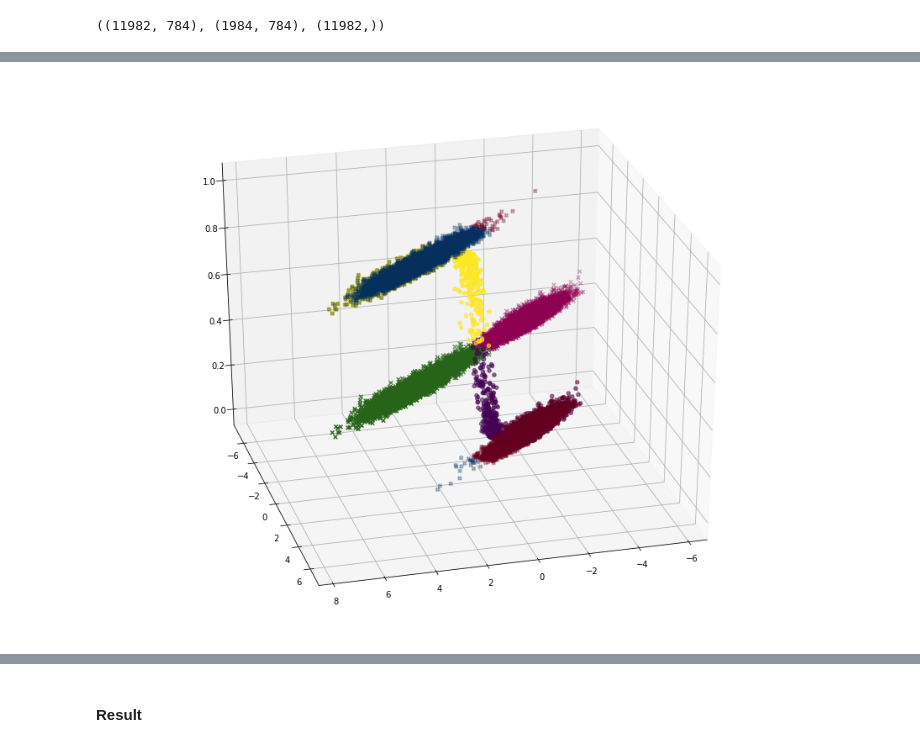
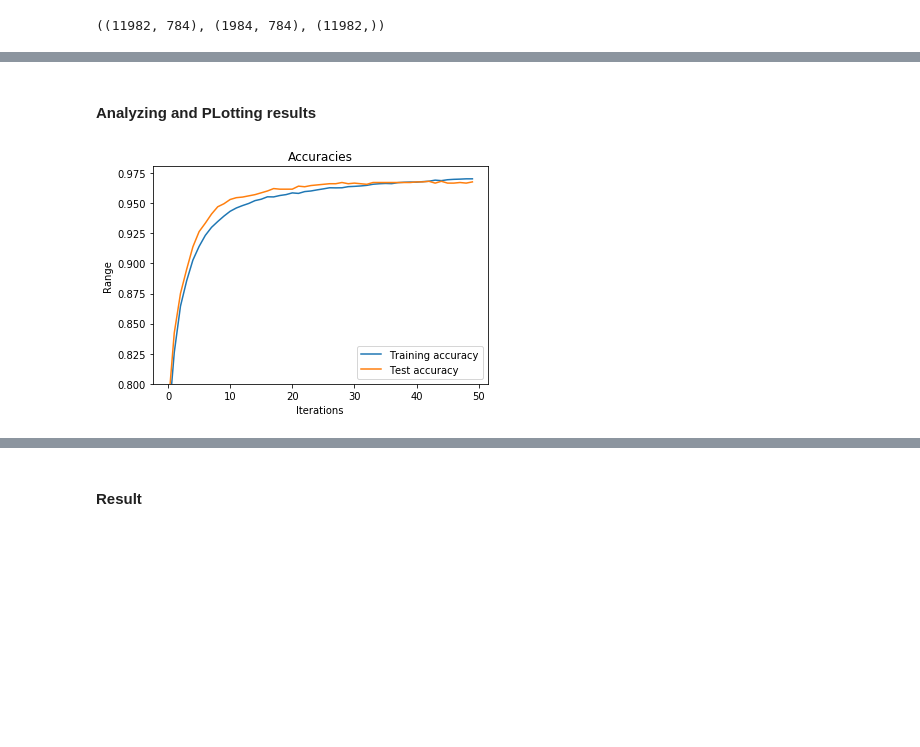
Before and after one commit to PrasannaDK/Univ-AI-FastBlogs, a Jupyter notebook: _notebooks/2020-08-08-Kudzu-ANN.ipynb, the cells around one changed output, grey strips where cells are left out. Cells and saved outputs as stored; diff of their text form; code cells hidden in the pictures; blank space fills up the shorter version.

```diff
--- a/_notebooks/2020-08-08-Kudzu-ANN.ipynb
+++ b/_notebooks/2020-08-08-Kudzu-ANN.ipynb
@@ -409,5 +170,0 @@ fig
-# %%
-ax.view_init(elev=30, azim=75)
-fig
-# %% [output]
-[figure, removed]
@@ -420,0 +171,13 @@ lr_learner.set_callbacks([lr_acc])
+# %% [markdown]
+#### Analyzing and PLotting results
+# %%
+#hide_input
+plt.plot(nn_acc.accuracies, label = 'Training accuracy')
+plt.plot(nn_acc.test_accuracies, label = 'Test accuracy')
+plt.ylim(0.8)
+plt.title("Accuracies")
+plt.xlabel('Iterations')
+plt.ylabel('Range')
+plt.legend();
+# %% [output]
+[figure, added]
```
Also changed, not shown: parts of 119 cells of this notebook, 2 other files.
